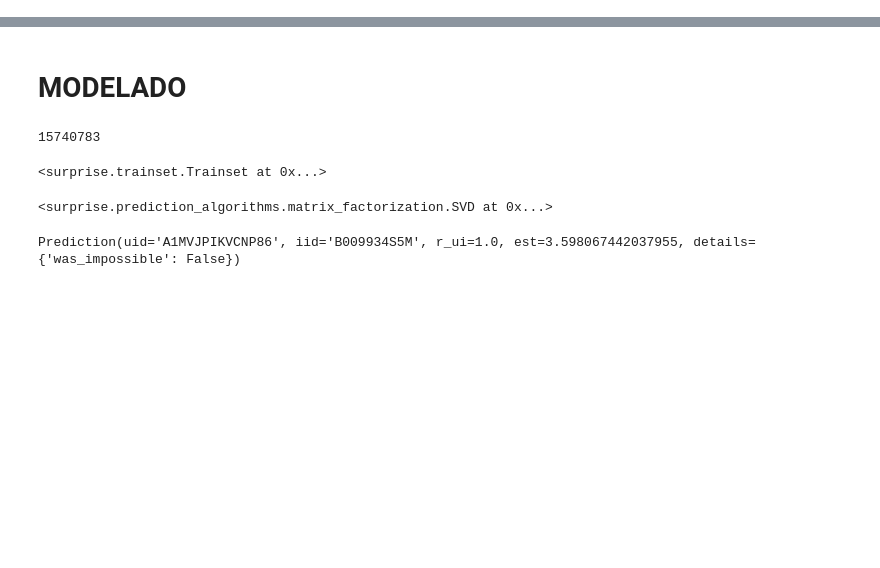
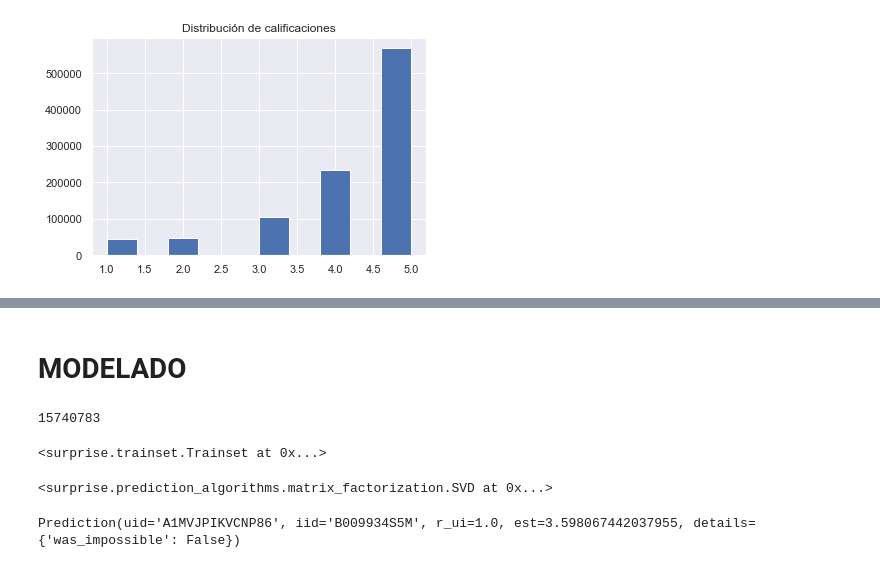
Before and after one commit to joacota2/PF-DATASCIENCE, a Jupyter notebook: Modelo/modelo.ipynb, the cells around one changed output, grey strips where cells are left out. Saved outputs shown, nothing was run; the diff lists cells and outputs as text; code cells hidden in the pictures; blank space fills up the shorter version.

```diff
--- a/Modelo/modelo.ipynb
+++ b/Modelo/modelo.ipynb
@@ -0,0 +66,7 @@
+# %%
+# Observamos la distribución de las calificaciones
+df['overall'].hist()
+plt.title('Distribución de calificaciones')
+plt.show()
+# %% [output]
+[figure, added]
```
Also changed, not shown: parts of 30 cells of this notebook, 2 other files.
